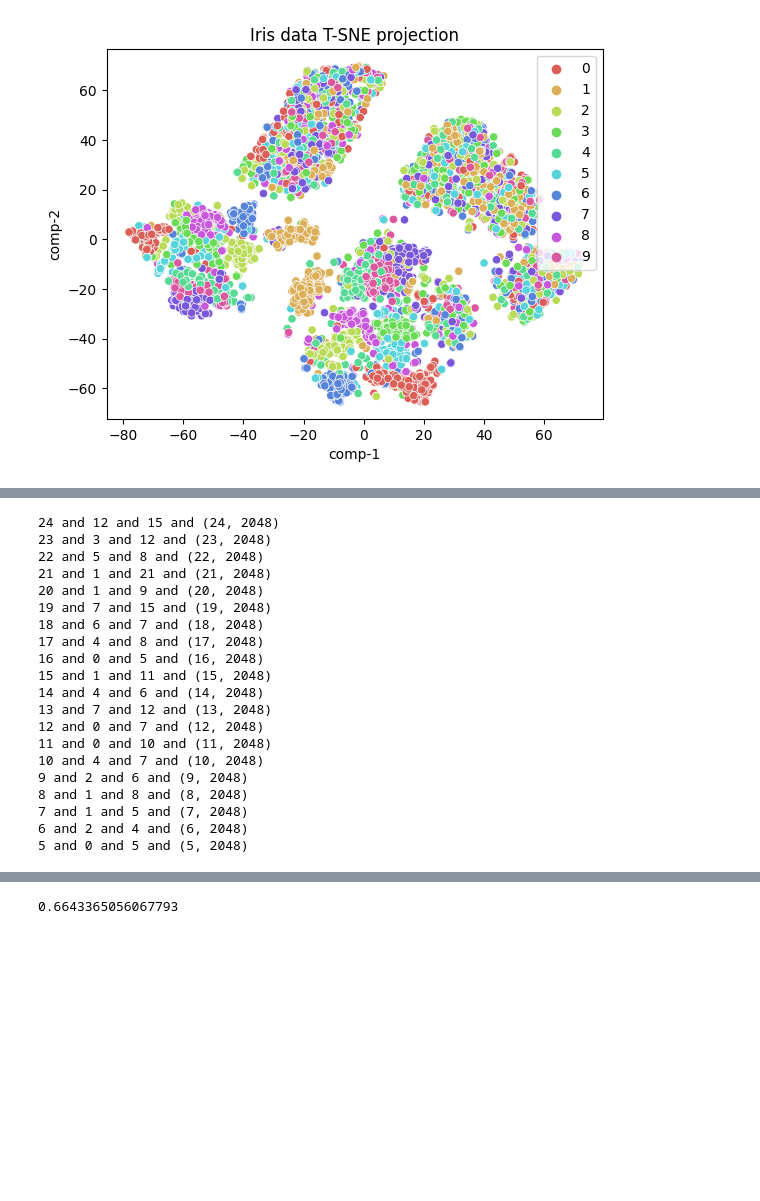
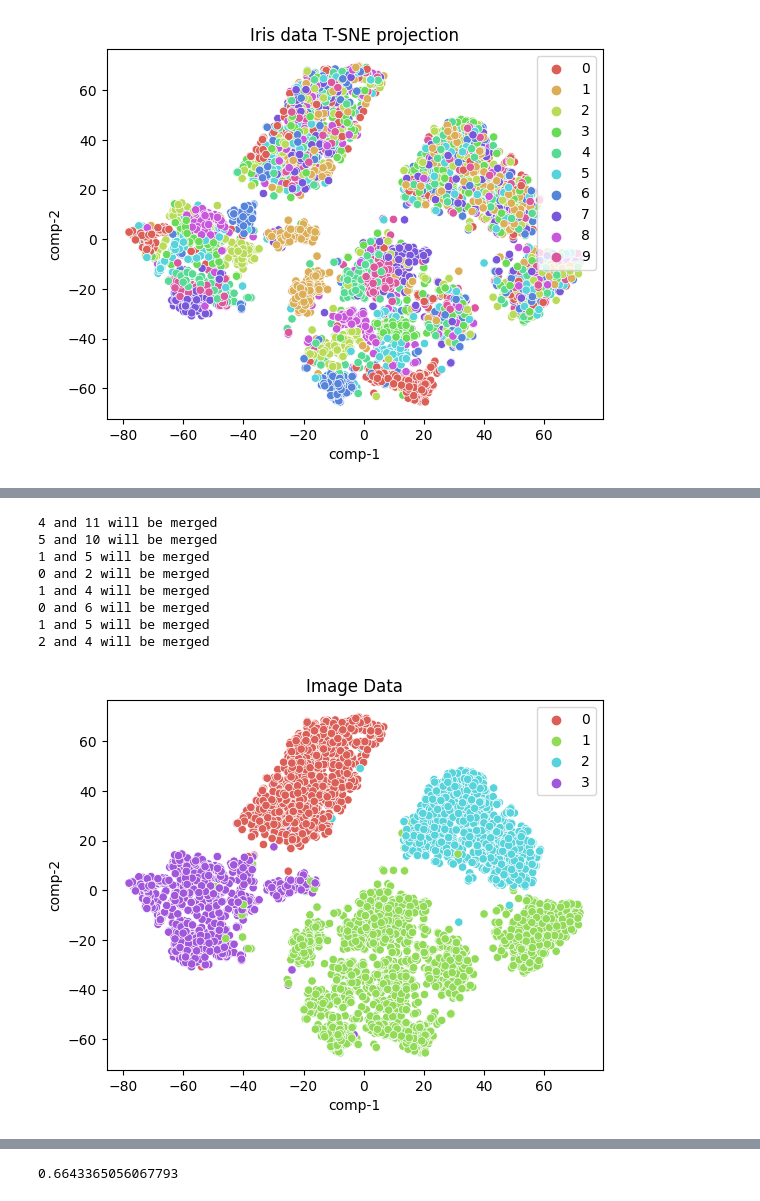
Before and after one commit to Sajjad-Arghaee/Semester6_AI_Projects, a Jupyter notebook: Computational_Intelligence/phase1/phase1.ipynb, the cells around one changed output, grey strips where cells are left out. Saved outputs shown, nothing was run; the diff lists cells and outputs as text; code cells hidden in the pictures; blank space fills up the shorter version.

```diff
--- a/Computational_Intelligence/phase1/phase1.ipynb
+++ b/Computational_Intelligence/phase1/phase1.ipynb
@@ -119,54 +118,50 @@ labels = kmeans.labels_
 
 def calculate_distance(arr1, arr2):
     return math.sqrt(sum((e1-e2)**2 for e1, e2 in zip(arr1, arr2)))
 
 while centers.shape[0] != 5:
     min_distance = 99999999
     index = 0
     change_index = 0
     for i in range(centers.shape[0]):
         for j in range(i+1, centers.shape[0]):
             euclidean_distance = calculate_distance(centers[i], centers[j])
             if euclidean_distance < min_distance:
                 min_distance = euclidean_distance
                 index = i
                 change_index = j
 
     change_index_length = labels[labels == change_index].shape[0]
     index_length = labels[labels == index].shape[0]
     centers[index] = (centers[change_index] * change_index_length + centers[index] * index_length) / (change_index_length + index_length)
     for i in range(change_index, centers.shape[0]-1):
         centers[i] = centers[i+1]
     centers = centers[:-1]
     # print(f'{len(np.unique(labels))} before')
     # print(np.unique(labels))
     labels[labels == change_index] = index
     # print(len(np.unique(labels)))
     for i in range(change_index+1, centers.shape[0]+1):
         labels[labels == i] = i - 1
-    print(f'{len(np.unique(labels))} and {index} and {change_index} and {centers.shape}')
+    print(f'{index} and {change_index} will be merged')
 
-# np.unique(centers, axis=0).shape
-# np.unique(labels, axis=0)
+df = pd.DataFrame()
+df["y"] = kmeans.labels_
+df["comp-1"] = z[:, 0]
+df["comp-2"] = z[:, 1]
+
+sns.scatterplot(x="comp-1", y="comp-2", hue=df.y.tolist(),
+                palette=sns.color_palette("hls", len(np.unique(kmeans.labels_))),
+                data=df).set(title="Image Data")
+plt.show()
 # %% [output]
-24 and 12 and 15 and (24, 2048)
-23 and 3 and 12 and (23, 2048)
-22 and 5 and 8 and (22, 2048)
-21 and 1 and 21 and (21, 2048)
-20 and 1 and 9 and (20, 2048)
-19 and 7 and 15 and (19, 2048)
-18 and 6 and 7 and (18, 2048)
-17 and 4 and 8 and (17, 2048)
-16 and 0 and 5 and (16, 2048)
-15 and 1 and 11 and (15, 2048)
-14 and 4 and 6 and (14, 2048)
-13 and 7 and 12 and (13, 2048)
-12 and 0 and 7 and (12, 2048)
-11 and 0 and 10 and (11, 2048)
-10 and 4 and 7 and (10, 2048)
-9 and 2 and 6 and (9, 2048)
-8 and 1 and 8 and (8, 2048)
-7 and 1 and 5 and (7, 2048)
-6 and 2 and 4 and (6, 2048)
-5 and 0 and 5 and (5, 2048)
+4 and 11 will be merged
+5 and 10 will be merged
+1 and 5 will be merged
+0 and 2 will be merged
+1 and 4 will be merged
+0 and 6 will be merged
+1 and 5 will be merged
+2 and 4 will be merged
+[figure, added]
 # %%
```
Also changed, not shown: parts of 5 cells of this notebook.
